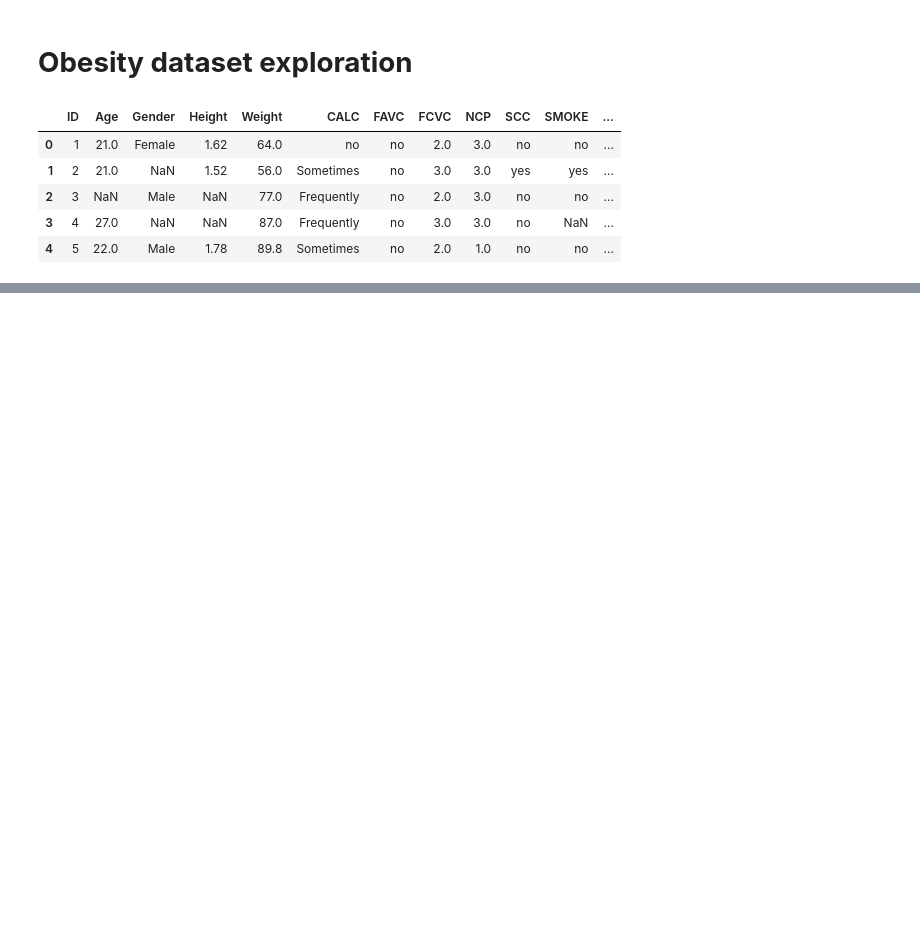
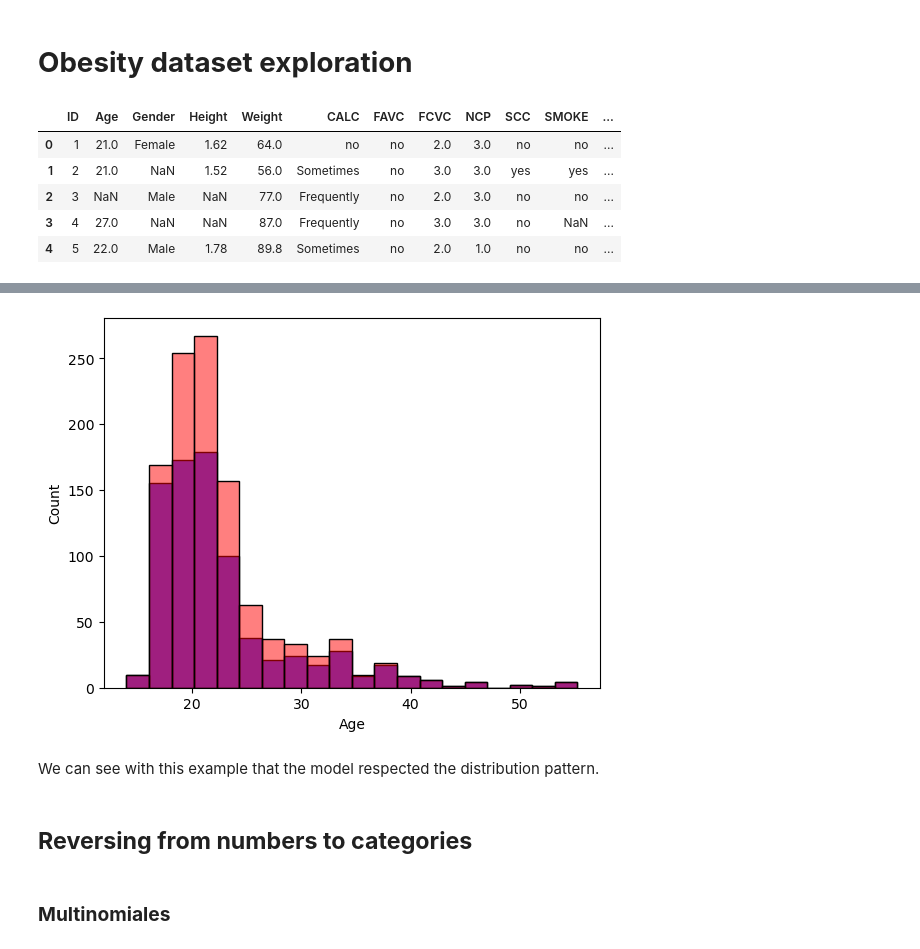
Before and after one commit to flylight-max/Individual_project_obesity, a Jupyter notebook: Untitled-1.ipynb, the cells around one changed output, grey strips where cells are left out. Cells and saved outputs as stored; diff of their text form; code cells hidden in the pictures; blank space fills up the shorter version.

```diff
--- a/Untitled-1.ipynb
+++ b/Untitled-1.ipynb
@@ -337,0 +292,6 @@ Name: proportion, dtype: float64
+# %%
+Encod_CAEC = my_labelEncoder()
+Encod_CAEC.fit(data_num,"CAEC")
+dict_CAEC = Encod_CAEC.dict_cat
+data_num["CAEC_num"] = Encod_CAEC.transform(data_num,"CAEC")
+print(dict_CAEC)
@@ -337,0 +300,5 @@ Name: proportion, dtype: float64
+# %%
+Encod_MTRANS = my_labelEncoder()
+Encod_MTRANS.fit(data_num,"MTRANS")
+dict_MTRANS = Encod_MTRANS.dict_cat
+data_num["MTRANS_num"] = Encod_MTRANS.transform(data_num,"MTRANS")
@@ -337,0 +325,3 @@ Name: proportion, dtype: float64
+# %%
+dataNum_miss = data_num.copy()
+dataNum_miss.drop(["ID","CALC","CAEC","MTRANS"], axis=1, inplace=True)
@@ -337,0 +330,4 @@ Name: proportion, dtype: float64
+# %%
+knnImput = KNNImputer(n_neighbors=5)
+Data_num_noMiss = knnImput.fit_transform(dataNum_miss)
+Data_num_noMiss = pd.DataFrame(Data_num_noMiss, columns=dataNum_miss.columns)
@@ -337,0 +398,12 @@ Name: proportion, dtype: float64
+# %%
+sns.histplot(train_set_df["Age"], bins=20, color="blue")
+sns.histplot(Data_num_noMiss["Age"], bins=20, color="red", alpha=0.5)
+plt.show()
+# %% [output]
+[figure, added]
+# %% [markdown]
+We can see with this example that the model respected the distribution pattern.
+# %% [markdown]
+## **Reversing from numbers to categories**
+# %% [markdown]
+### **Multinomiales**
```
Also changed, not shown: parts of 95 cells of this notebook, 1 other file.
